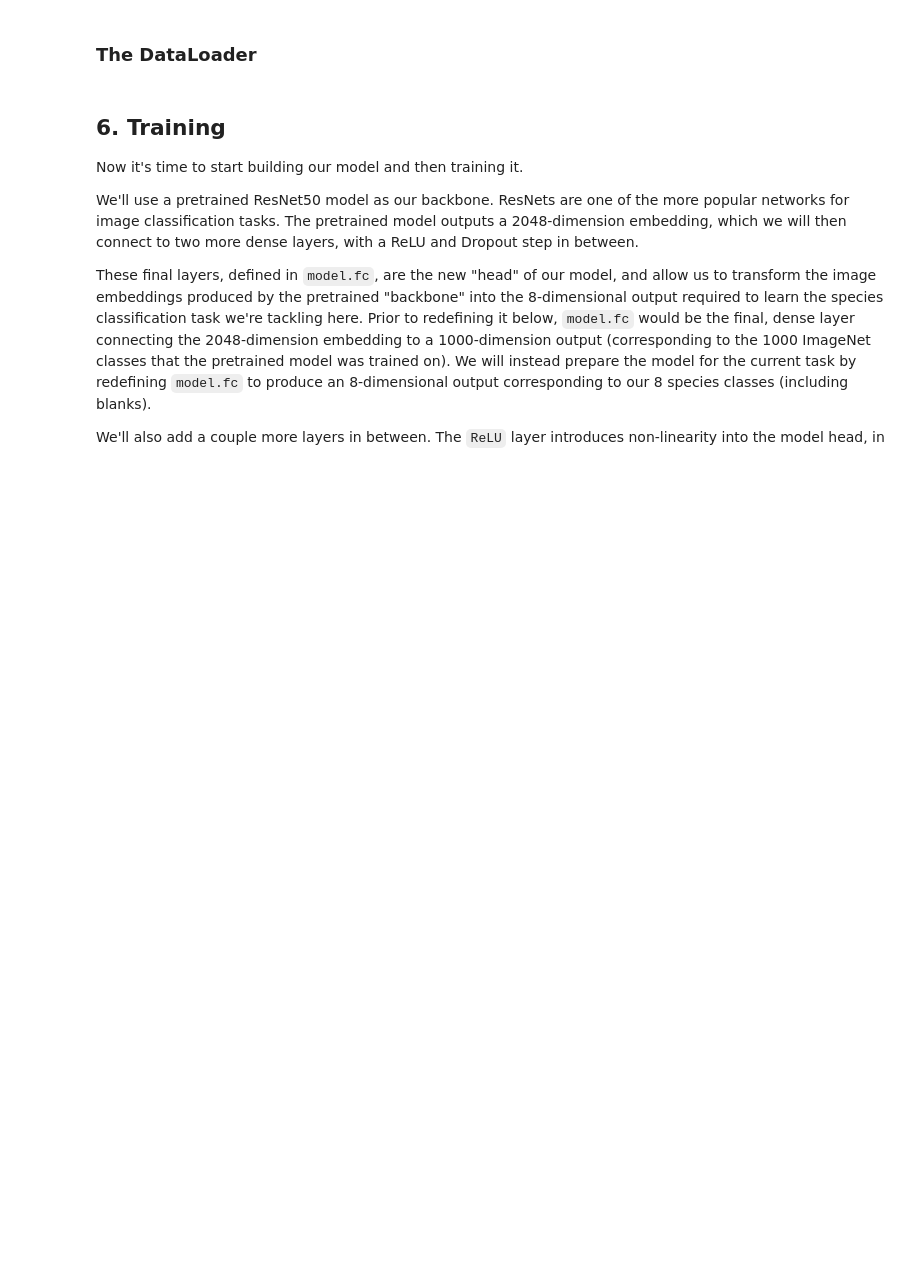
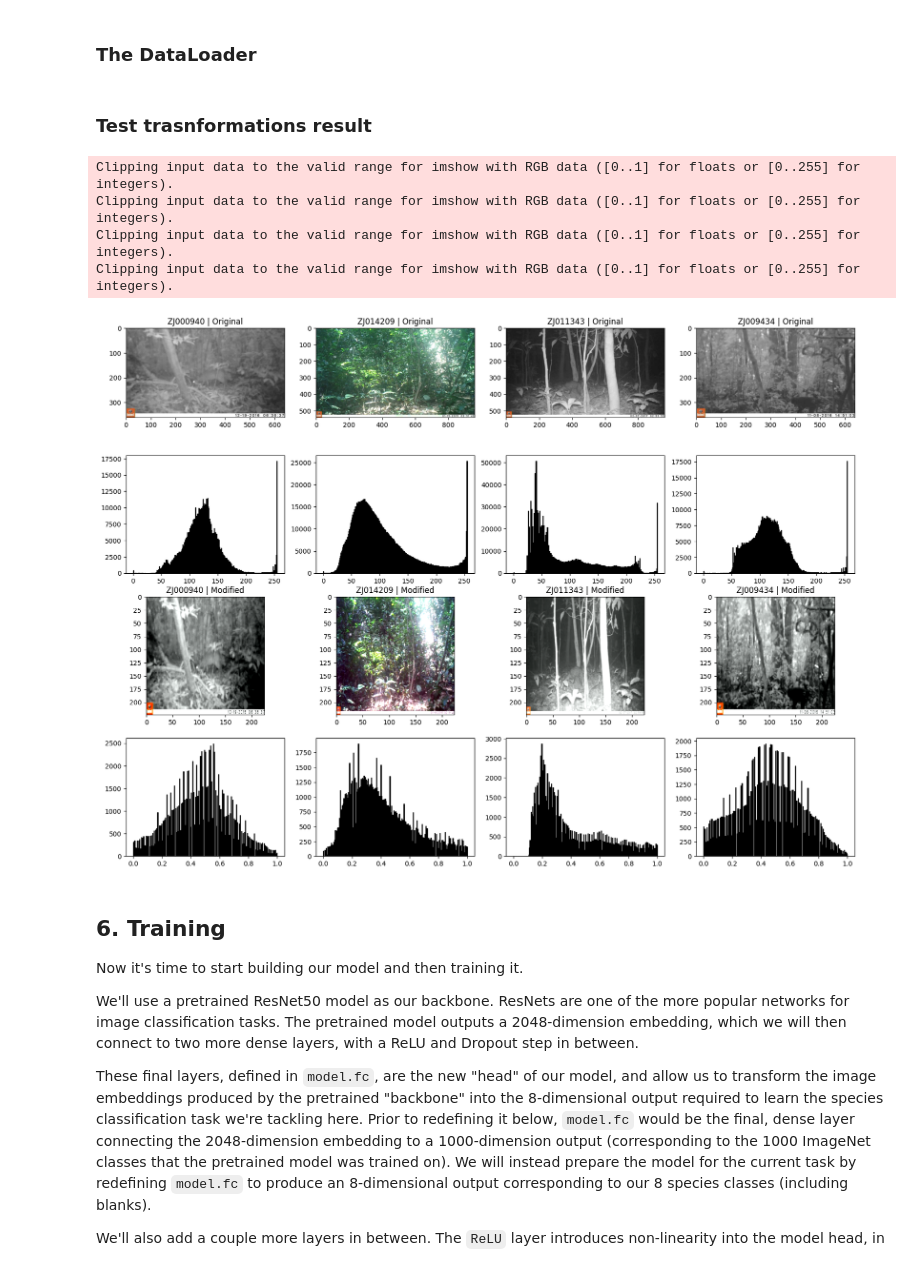
Before and after one commit to RicardoCLake/DL_project_-_Conser_vision, a Jupyter notebook: Ricardo/rick-01.ipynb, the cells around one changed output. Cells and saved outputs as stored; diff of their text form; code cells hidden in the pictures; blank space fills up the shorter version.

Commit message:
Fixed Brightness

```diff
--- a/Ricardo/rick-01.ipynb
+++ b/Ricardo/rick-01.ipynb
@@ -195,6 +228,16 @@ This new class will inherit from the PyTorch [`Dataset`](https://pytorch.org/tut
 import torch
 from torch.utils.data import Dataset
 from torchvision import transforms
+
+class LocalBrightnessCorrection:
+    """Subtracts the local brightness mean of each image to correct for heterogeneous brightness distributions."""
+    def __call__(self, image):
+        # Calculate the mean brightness for each channel (C, H, W) -> (C,)
+        mean_per_channel = image.mean(dim=(1, 2), keepdim=True)
+        std_per_channel = image.std(dim=(1, 2), keepdim=True)
+        # Subtract the mean for each channel
+        image = (image - mean_per_channel)/(std_per_channel*3) + global_mean_per_channel
+        return image
 
 
 class ImagesDataset(Dataset):
@@ -209,6 +252,7 @@ class ImagesDataset(Dataset):
             [
                 transforms.Resize((224, 224)),
                 transforms.ToTensor(),
+                LocalBrightnessCorrection(),  # Correct brightness
                 transforms.Normalize(
                     mean=(0.485, 0.456, 0.406), std=(0.229, 0.224, 0.225)
                 ),
@@ -246,3 +293,39 @@ train_dataloader = DataLoader(train_dataset, batch_size=32, num_workers=8)
+# %% [markdown]
+### Test trasnformations result
+# %%
+import matplotlib.image as mpimg
+import numpy as np
+
+random_state = 42
+
+class Denormalize:
+    """Reverses the normalization applied to an image using the given mean and std for each channel."""
+    def __init__(self, mean, std):
+        self.mean = np.array(mean).reshape(1, 1, 3)
+        self.std = np.array(std).reshape(1, 1, 3)
+    def __call__(self, image):
+        """Reverse the normalization: p = p' * std + mean"""
+        image = image * self.std + self.mean
+        return image
+
+fig, axes = plt.subplots(nrows=4, ncols=4, figsize=(20, 15))
+for i in range(4):
+    img = train_dataset[i]["image"].permute(1, 2, 0).numpy()
+    img = Denormalize(mean=[0.485, 0.456, 0.406], std=[0.229, 0.224, 0.225])(img)
+    img_id = train_dataset[i]["image_id"]
+    original_img = mpimg.imread(train_features.loc[img_id].filepath)
+    axes[0, i].imshow(original_img)
+    axes[0, i].set_title(f"{img_id} | Original")
+    axes[1, i].hist(original_img.ravel(), bins=256, range=(0.0, 255.0), fc='k', ec='k')
+    axes[2, i].imshow(img)
+    axes[2, i].set_title(f"{img_id} | Modified")
+    axes[3, i].hist(img.ravel(), bins=256, range=(0.0, 1.0), fc='k', ec='k')
+# %% [output]
+Clipping input data to the valid range for imshow with RGB data ([0..1] for floats or [0..255] for integers).
+Clipping input data to the valid range for imshow with RGB data ([0..1] for floats or [0..255] for integers).
+Clipping input data to the valid range for imshow with RGB data ([0..1] for floats or [0..255] for integers).
+Clipping input data to the valid range for imshow with RGB data ([0..1] for floats or [0..255] for integers).
+[figure, added]
 # %% [markdown]
 ## 6. Training
 Now it's time to start building our model and then training it.
```
Also changed, not shown: parts of 42 cells of this notebook, 3 other files.
